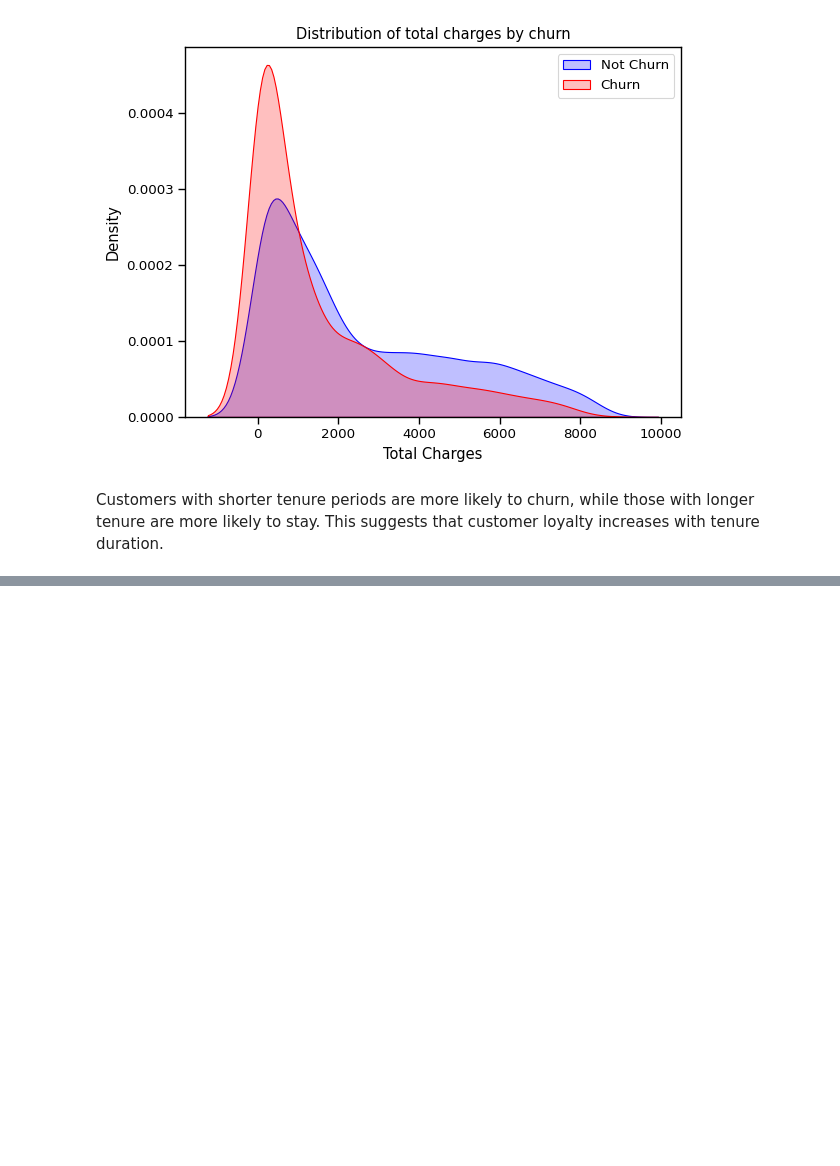
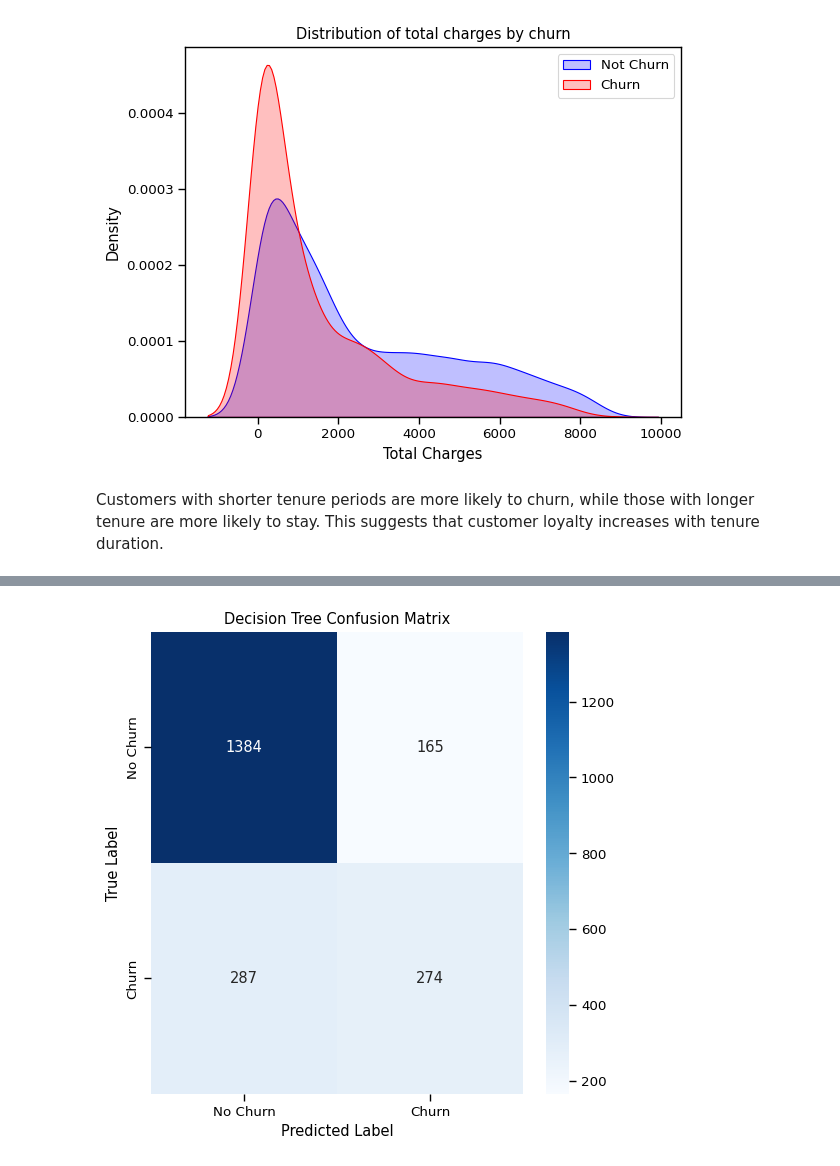
Before and after one commit to afnanzayed/TelcoCustomerChurn, a Jupyter notebook: notebooks/TelcoCustomerChurn.ipynb, the cells around one changed output, grey strips where cells are left out. Cells and saved outputs as stored; diff of their text form; code cells hidden in the pictures; blank space fills up the shorter version.

```diff
--- a/notebooks/TelcoCustomerChurn.ipynb
+++ b/notebooks/TelcoCustomerChurn.ipynb
@@ -864,0 +1182,17 @@ fig.show()
+# %%
+dt_model = DecisionTreeClassifier(random_state=42)
+
+param_grid = {
+    'criterion': ['gini', 'entropy'],
+    'max_depth': [None, 10, 20, 30, 40],
+    'min_samples_split': [2, 5, 10],
+    'min_samples_leaf': [1, 2, 4],
+    'max_features': [None, 'sqrt', 'log2']
+}
+
+grid_search = GridSearchCV(estimator=dt_model, param_grid=param_grid, cv=5, scoring='accuracy', n_jobs=-1, verbose=2)
+grid_search.fit(X_train, y_train)
+
+best_params = grid_search.best_params_
+best_dt_model = grid_search.best_estimator_
+print("Best Parameters for Decision Tree:", best_params)
@@ -864,0 +1202,10 @@ fig.show()
+# %%
+y_pred = best_dt_model.predict(X_test)
+y_pred_proba = best_dt_model.predict_proba(X_test)[:, 1]
+
+test_accuracy = accuracy_score(y_test, y_pred)
+roc_auc = roc_auc_score(y_test, y_pred_proba)
+
+print("Test Accuracy:", test_accuracy)
+print("ROC AUC Score:", roc_auc)
+print("Classification Report:\n", classification_report(y_test, y_pred))
@@ -864,0 +1224,10 @@ fig.show()
+# %%
+conf_matrix = confusion_matrix(y_test, y_pred)
+plt.figure(figsize=(6, 6))
+sns.heatmap(conf_matrix, annot=True, fmt='d', cmap='Blues', xticklabels=['No Churn', 'Churn'], yticklabels=['No Churn', 'Churn'])
+plt.xlabel('Predicted Label')
+plt.ylabel('True Label')
+plt.title("Decision Tree Confusion Matrix")
+plt.show()
+# %% [output]
+[figure, added]
```
Also changed, not shown: parts of 88 cells of this notebook.
